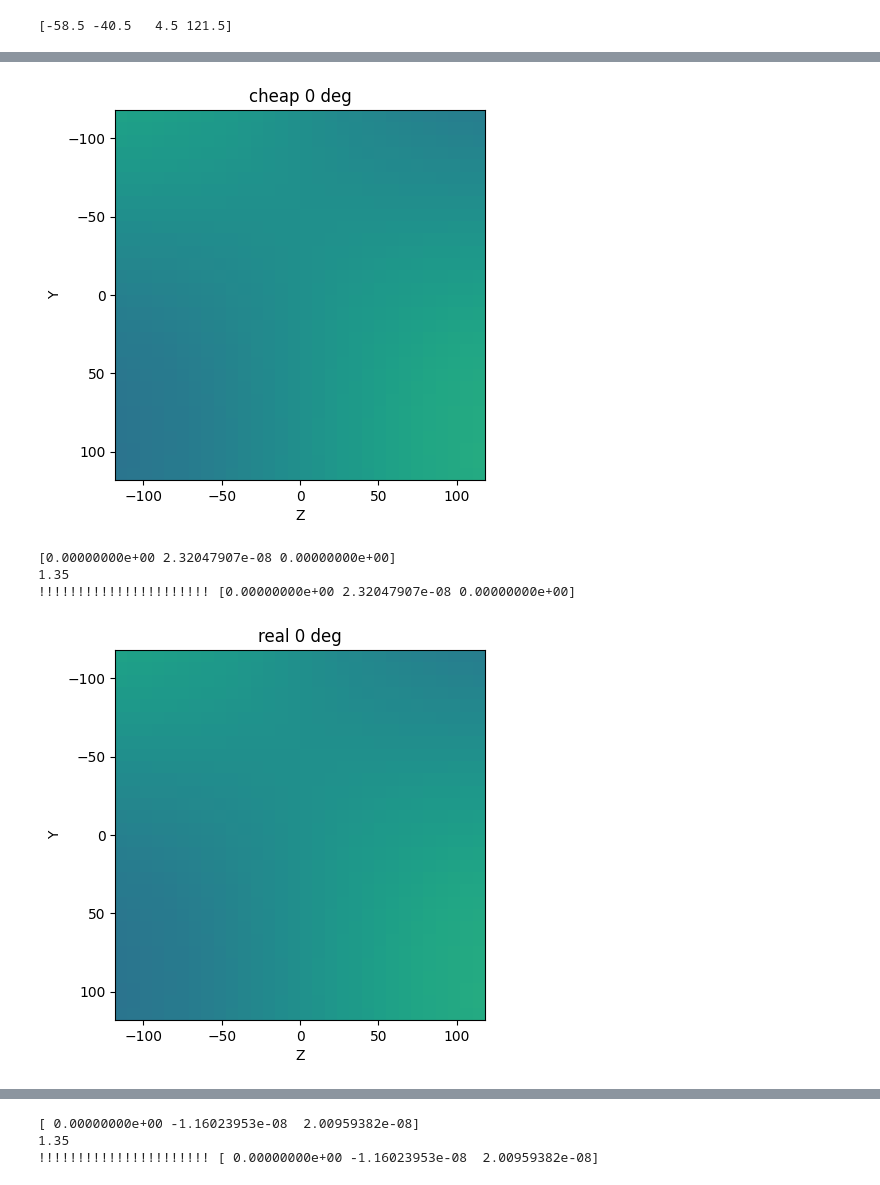
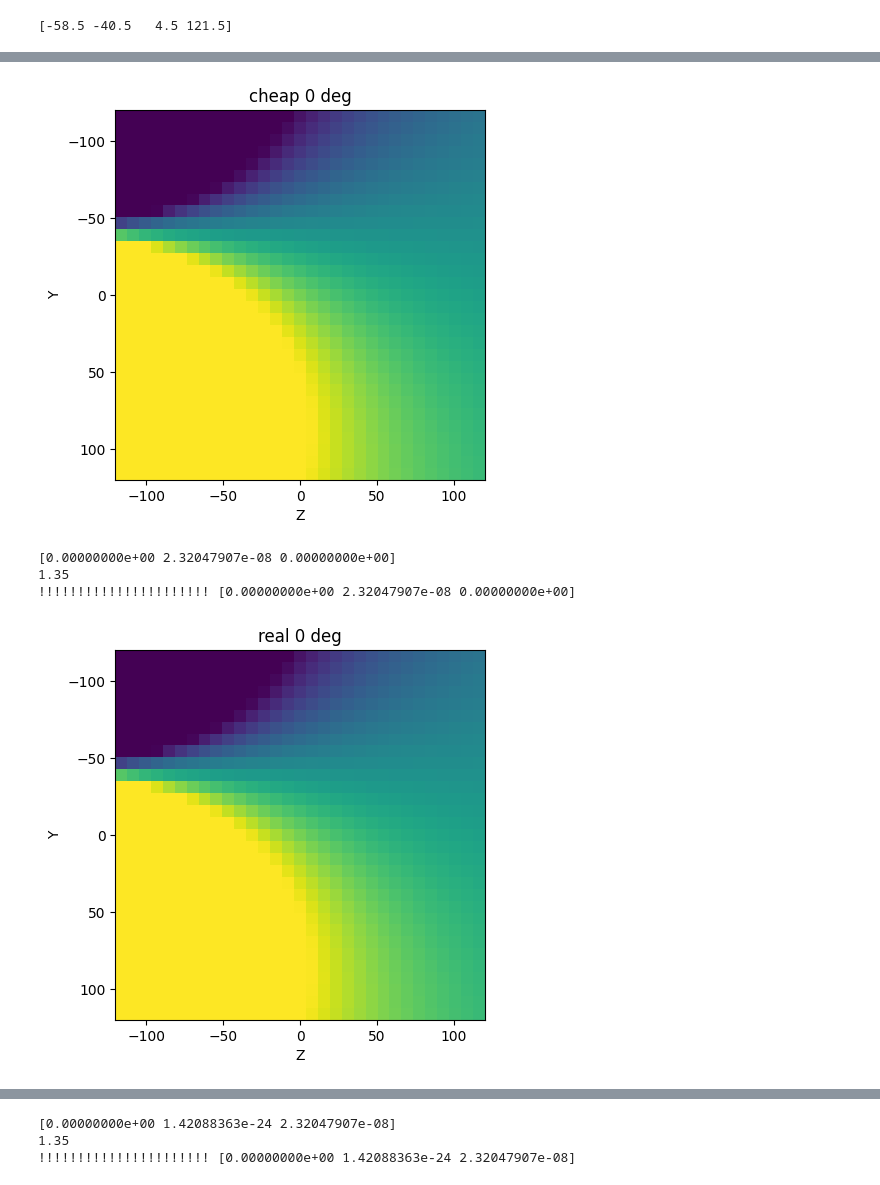
Before and after one commit to rst030/cosi-measure, a Jupyter notebook: Software/COSI2/test_ONEMAGNET.ipynb, the cells around one changed output, grey strips where cells are left out. Cells and saved outputs as stored; diff of their text form; code cells hidden in the pictures.

```diff
--- a/Software/COSI2/test_ONEMAGNET.ipynb
+++ b/Software/COSI2/test_ONEMAGNET.ipynb
@@ -35,7 +35,7 @@ generating a mesh grid
 # spherical decomposition
 diameter_of_sphere = b0map_onemagnet.path.radius*2
 order = 17
-resolution_of_sph_decomp = 30
+resolution_of_sph_decomp = 10
 print(diameter_of_sphere)
 
 #b0map_before.fitSphericalHarmonics(maxorder=order,dsv=diameter_of_sphere,resol=resolution_of_sph_decomp)
@@ -77,7 +77,7 @@ print(np.nanmin(oneMagnetField),np.nanmax(oneMagnetField))
 
 for i in range(5):
     for j in range(6):
-        xxx = axes[j,i].imshow(oneMagnetField[i+j*5,:,:],clim=[-0.3,-0.12])
+        xxx = axes[j,i].imshow(oneMagnetField[i+j*5,:,:],clim=[np.nanmin(oneMagnetField),np.nanmax(oneMagnetField)])
         axes[j,i].xaxis.set_visible(False)
         axes[j,i].yaxis.set_visible(False)
 
@@ -115,7 +115,7 @@ def ringposFromTrayNr(trays_ocp):
     return coordinates
 
 
-shimRadius          = 276*1e-3#!!!TMP 276*1e-3#276*1e-3 <- was set by Tom!      # radius on which the shim magnets are placed
+shimRadius          = 260*1e-3#276*1e-3#!!!TMP 276*1e-3#276*1e-3 <- was set by Tom!      # radius on which the shim magnets are placed
 
 trays_occupied = [-7,-5,1,14] #[-18,-5,1,12] <- 27mm best  [-7,-5,1,14] 997
 ringPositions       = ringposFromTrayNr(trays_occupied)#[-121.5*1e-3, -40.5*1e-3, 31.5*1e-3, 121.5*1e-3]#np.linspace(-ringspacingouter,ringspacingouter,4)#np.linspace(-0.1755,0.1755,4)          #np.linspace(-0.2295, .2295, 4) #Z positions to place shin rubgs
@@ -135,9 +135,22 @@ magAngles           = np.linspace(-anglePerSegment/2, anglePerSegment/2, magsPer
 
 print('let us position some magnets on a circumference of a R=%.0f mm YZ circle with X=0'%(shimRadius*1000))
 
+positions = []
+insert_nr = 9 # IRL 3!!!
+for ringPosition in ringPositions:
+    for segmentAngle in segmentAngles:
+        for magAngle in magAngles:
+            position = [ringPosition,shimRadius*np.cos((segmentAngle+magAngle)*np.pi/180), shimRadius*np.sin((segmentAngle+magAngle)*np.pi/180)]
+            # ONLY INSERT 3, y~0, min(|z|)
+            if (segmentAngle > 360/12*(insert_nr-0.5)) and (segmentAngle < 360/12*(insert_nr+0.5)):
+                # choose only Ring 0:
+                if ringPosition == ringPositions[0]:
+                    position[0] = -0.08 #!!!!! TEMP!!!!!
+                    #print(360/12*(insert_nr-0.5),360/12*(insert_nr+0.5))
+                    positions.append(position)
 
-pos = [shimRadius,-shimRadius/5,0]
-positions = []
-positions.append(pos)
 print(len(positions))
+
+for pos in positions:
+    print(pos[0],pos[1],pos[2])
 # %% [output]
@@ -217,36 +247,36 @@ computing field of one shim magnet at  0.276 -0.055200000000000006 0
 plt.cla()
 
 v=max(b0map_onemagnet.xDim_SPH_fine)
 magnet_index = 0
 for i in range(2):
-    alpha = i*2*np.pi/3
+    alpha = i*2*np.pi/4
     cheapfield = magnetFields[12,:,:,2,magnet_index]*np.cos(alpha)+magnetFields[12,:,:,1,magnet_index]*np.sin(alpha)
     plt.imshow(cheapfield,vmin=-1e-3, vmax=1e-3,extent=[-v,v,v,-v])
     plt.title('cheap %.0f deg'%(alpha*180/np.pi))
     plt.xlabel('Z')
     plt.ylabel('Y')
 
     plt.show()
     magnet = shimming_magnets[magnet_index]
     magnet.rotation_yz = alpha
     magnet.render_field(grid=coordinate_grid)
 
     plt.imshow(1e3*(magnet.B0[12,:,:,2]),vmin=-1e-3, vmax=1e-3,extent=[-v,v,v,-v])
     plt.title('real %.0f deg'%(alpha*180/np.pi))
     plt.xlabel('Z')
     plt.ylabel('Y')
     plt.show()
 
     # DIFF
     plt.imshow(1e3*(magnet.B0[12,:,:,2])-cheapfield,vmin=-1e-11, vmax=1e-11,extent=[-v,v,v,-v])
     plt.title('real-cheap %.0f deg'%(alpha*180/np.pi))
     plt.xlabel('Z')
     plt.ylabel('Y')
     plt.colorbar()
     plt.show()
 # %% [output]
-[figure, old version]
+[figure, new version]
 [0.00000000e+00 2.32047907e-08 0.00000000e+00]
 1.35
 !!!!!!!!!!!!!!!!!!!!!! [0.00000000e+00 2.32047907e-08 0.00000000e+00]
-[figure, old version]
+[figure, new version]
@@ -255,3 +285,3 @@ for i in range(2):
-[ 0.00000000e+00 -1.16023953e-08  2.00959382e-08]
+[0.00000000e+00 1.42088363e-24 2.32047907e-08]
 1.35
-!!!!!!!!!!!!!!!!!!!!!! [ 0.00000000e+00 -1.16023953e-08  2.00959382e-08]
+!!!!!!!!!!!!!!!!!!!!!! [0.00000000e+00 1.42088363e-24 2.32047907e-08]
```
Also changed, not shown: parts of 21 cells of this notebook, 44 other files.
